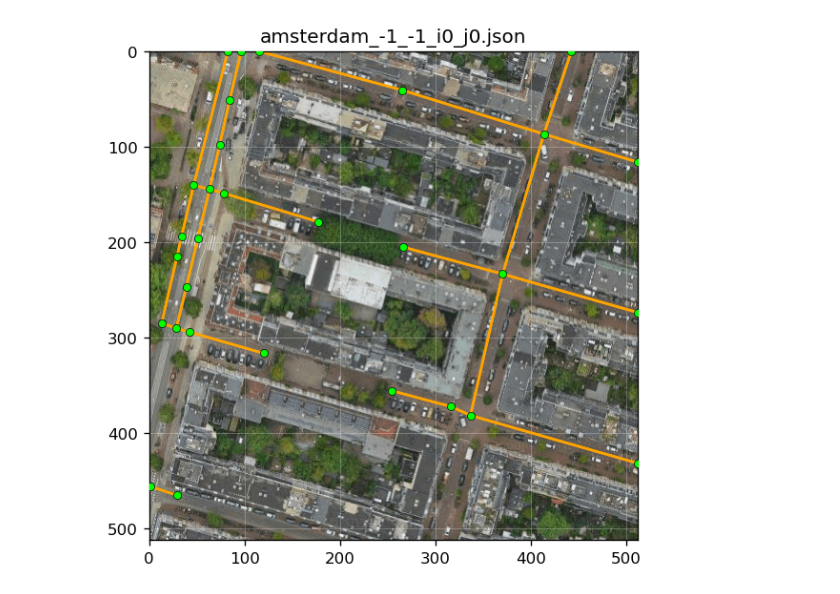
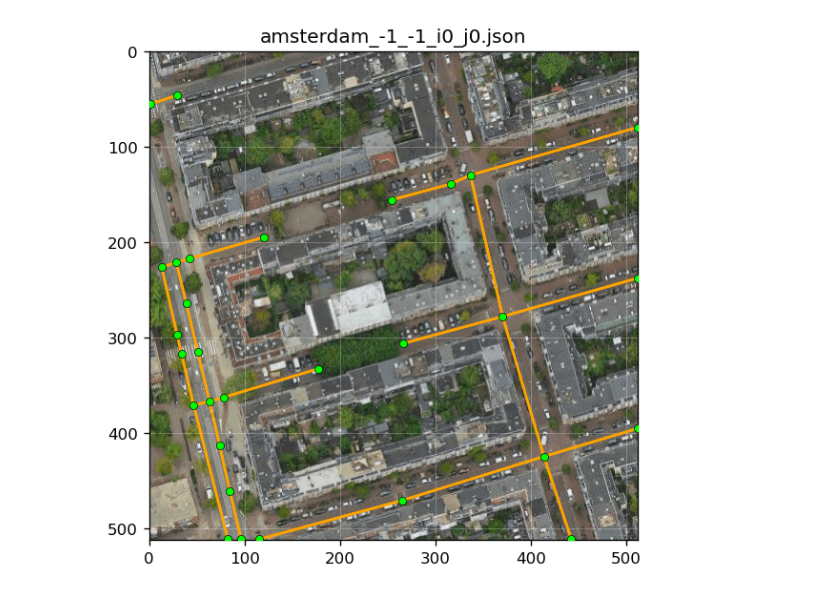
Before and after one commit to kenichi-maeda/RoadGraphPlus, a Jupyter notebook: image_vis.ipynb, the cells around one changed output. Drawn from its saved outputs; the diff is of its cells as text; code cells hidden in the pictures.

```diff
--- a/image_vis.ipynb
+++ b/image_vis.ipynb
@@ -2,6 +2,7 @@
 import json
 from PIL import Image
 import matplotlib.pyplot as plt
+import numpy as np
 
 def visualize_chip(gt_path, node_size=24, edge_lw=1.6,
                    edge_color="orange", node_color="lime"):
@@ -11,33 +12,36 @@ def visualize_chip(gt_path, node_size=24, edge_lw=1.6,
     img = Image.open(gt["image_path"])
     W = H = gt["crop"]["out_size"]
 
     pos = {n["idx"]: (n["x"], n["y"]) for n in gt["nodes"]}
 
     fig, ax = plt.subplots(figsize=(5,5), dpi=120)
-    ax.imshow(img, extent=[0, W, 0, H], origin="upper")
+    ax.imshow(img, extent=[0, W, H, 0], origin="upper")
 
     # edges
     for e in gt["edges"]:
         x1, y1 = pos[e["src_idx"]]
         x2, y2 = pos[e["dst_idx"]]
+        y1 = 512 - 1 - y1
+        y2 = 512 - 1 - y2
         ax.plot([x1, x2], [y1, y2], lw=edge_lw, color=edge_color, alpha=0.95)
 
     # nodes
     if pos:
         xs, ys = zip(*pos.values())
+        ys = np.asarray(ys)
+        ys = 512 - 1 - ys
         ax.scatter(xs, ys, s=node_size, color=node_color,
                    edgecolors="black", linewidths=0.4, zorder=3)
 
     ax.set_xlim(0, W)
     ax.set_ylim(H, 0)
     ax.set_aspect("equal")
     ax.grid(color="white", alpha=0.25, lw=0.6)
     ax.set_title(gt_path.split("/")[-1])
     plt.tight_layout()
     plt.show()
 
-# Example:
 visualize_chip("data/labels/amsterdam_-1_-1_i0_j0.json")
 #visualize_chip("data/labels/tokyo_-1_-1_i0_j0.json")
 # %% [output]
-[figure, old version]
+[figure, new version]
```
